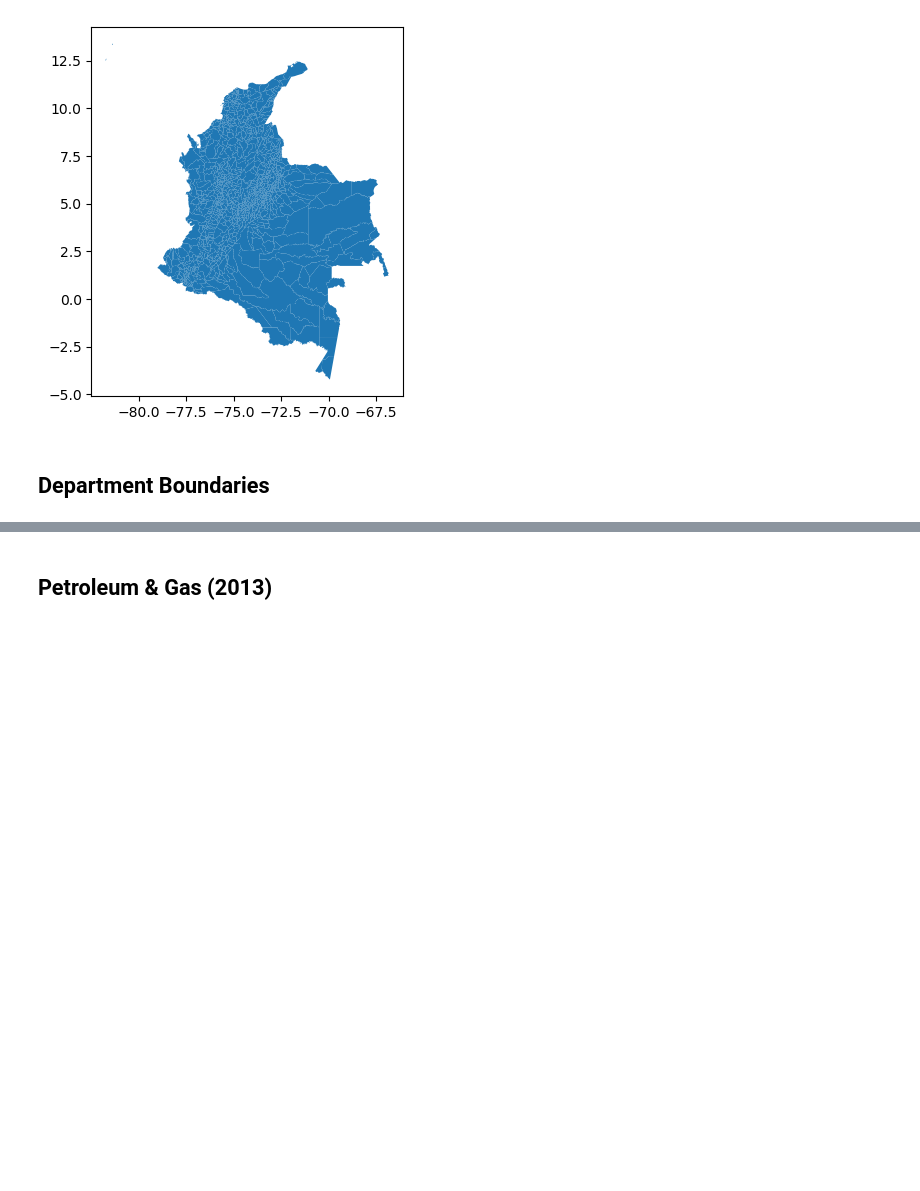
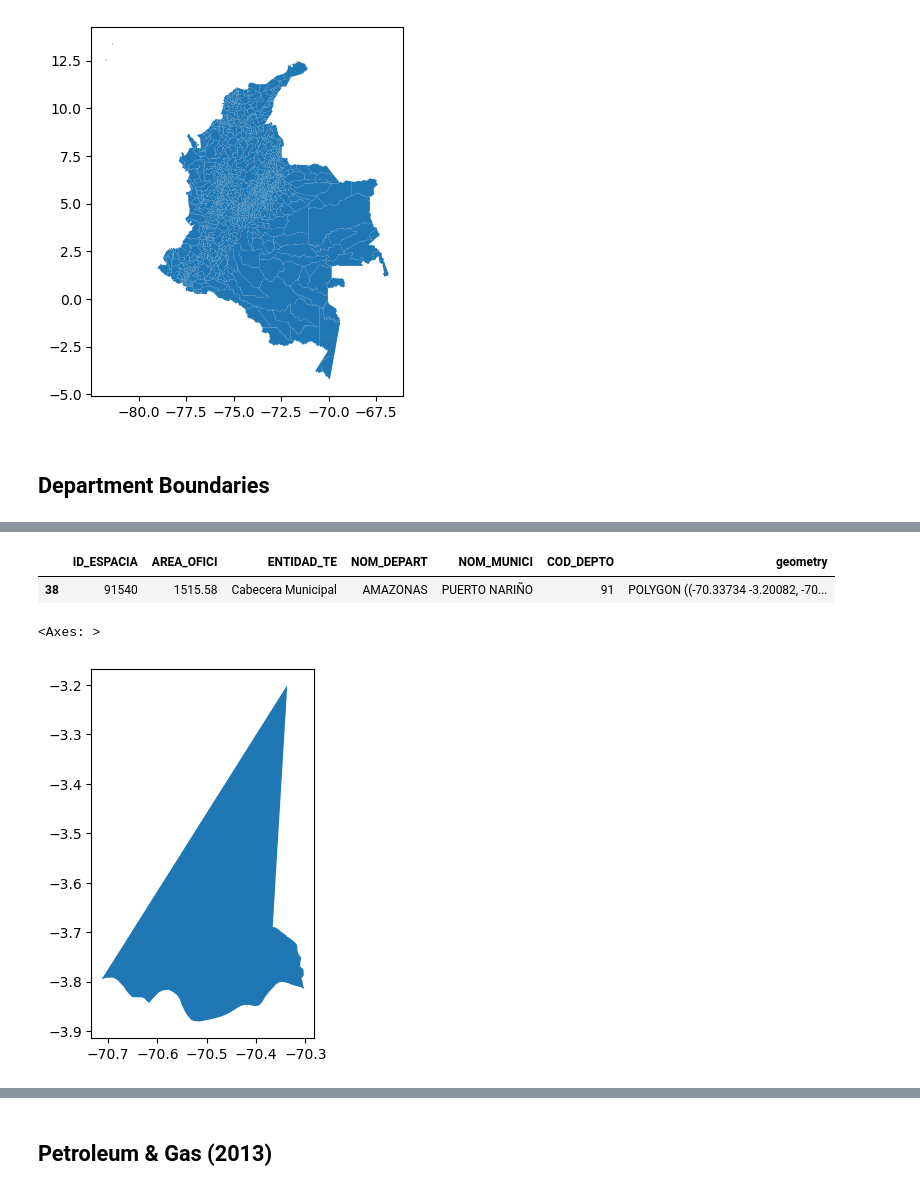
Before and after one commit to Iortega2021/03-geopark-vector-data, a Jupyter notebook: notebooks/geopark-vector-data-empty.ipynb, the cells around one changed output, grey strips where cells are left out. Saved outputs shown, nothing was run; the diff lists cells and outputs as text; code cells hidden in the pictures; blank space fills up the shorter version.

```diff
--- a/notebooks/geopark-vector-data-empty.ipynb
+++ b/notebooks/geopark-vector-data-empty.ipynb
@@ -61,2 +108,4 @@ dept_url = ("https://stacks.stanford.edu/file/druid:mj028ht5751/data.zip")
 # %%
 # Select Amazonas municipality
+amazonas = boundary_colombia[boundary_colombia["NOM_DEPART"] == 'AMAZONAS']
+amazonas
@@ -63,2 +125,13 @@ dept_url = ("https://stacks.stanford.edu/file/druid:mj028ht5751/data.zip")
+# %%
+# Select Puerto Nariño
+pn = amazonas[amazonas["NOM_MUNICI"] == 'PUERTO NARIÑO']
+pn
+# %% [output]
+|  | ID_ESPACIA | AREA_OFICI | ENTIDAD_TE | NOM_DEPART | NOM_MUNICI | COD_DEPTO | geometry |
+| 38 | 91540 | 1515.58 | Cabecera Municipal | AMAZONAS | PUERTO NARIÑO | 91 | POLYGON ((-70.33734 -3.20082, -70... |
 # %%
-# Select Puerto Nariño
+# Plot Puerto Nariño
+pn.plot()
+# %% [output]
+<Axes: >
+[figure, added]
```
Also changed, not shown: parts of 11 cells of this notebook.
